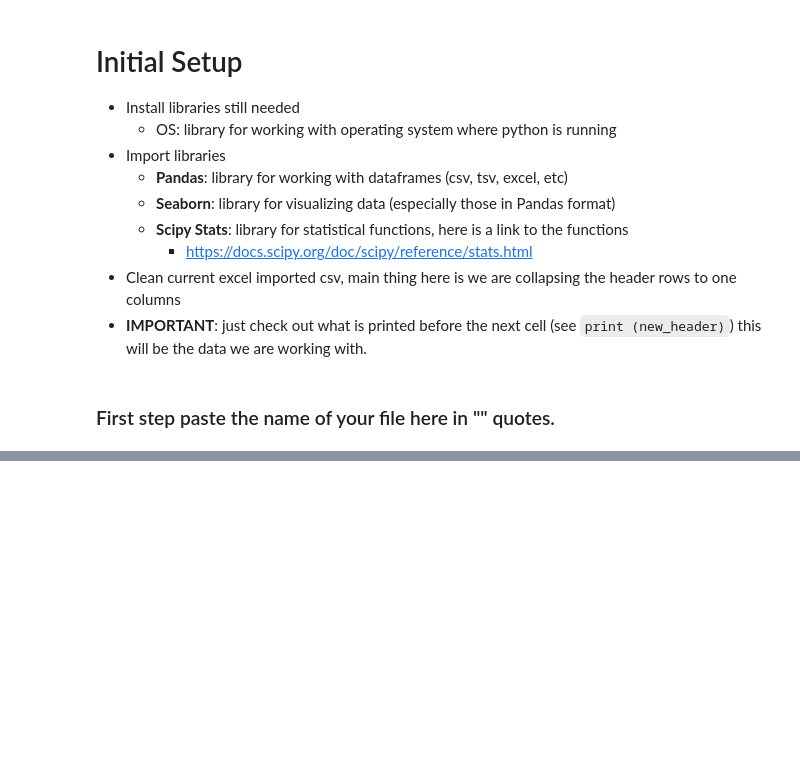
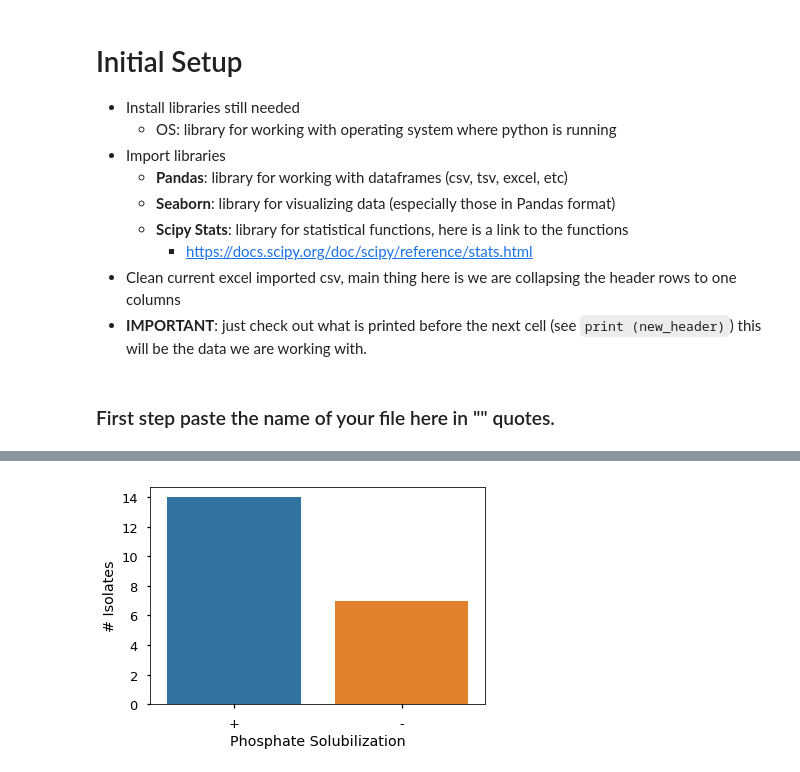
Before and after one commit to keithgmitchell/Isolate-Analysis, a Jupyter notebook: 109AL-F18 Analysis Notebook.ipynb, the cells around one changed output, grey strips where cells are left out. Saved outputs shown, nothing was run; the diff lists cells and outputs as text; code cells hidden in the pictures; blank space fills up the shorter version.

```diff
--- a/109AL-F18 Analysis Notebook.ipynb
+++ b/109AL-F18 Analysis Notebook.ipynb
@@ -300,0 +107,5 @@ Ttest_indResult(statistic=3.4717494041179853, pvalue=0.025542915356178631)
+# %%
+alias_dict = {'Field': 'Sample Site', 'Phosphate Solubilization (radius in mm) Overall': 'Phosphate Solubilization', 'Phosphate Solubilization (radius in mm) Trial Average': 'Isolate Phosphate Solubilization Index', 'Phosphate Solubilization (radius in mm) Control Average': 'Control Phosphate Solubilization Index'}
+
+for k in alias_dict:
+    data[alias_dict[k]] = data[k]
@@ -300,0 +115,8 @@ Ttest_indResult(statistic=3.4717494041179853, pvalue=0.025542915356178631)
+# %%
+category = "Phosphate Solubilization"
+category_summary = data.groupby([category]).size().reset_index(name='# Isolates')
+category_summary.head()
+sns.set_context('talk')
+ax = sns.barplot(x=category, y="# Isolates", data=category_summary)
+# %% [output]
+[figure, added]
```
Also changed, not shown: parts of 50 cells of this notebook, 1 other file.
